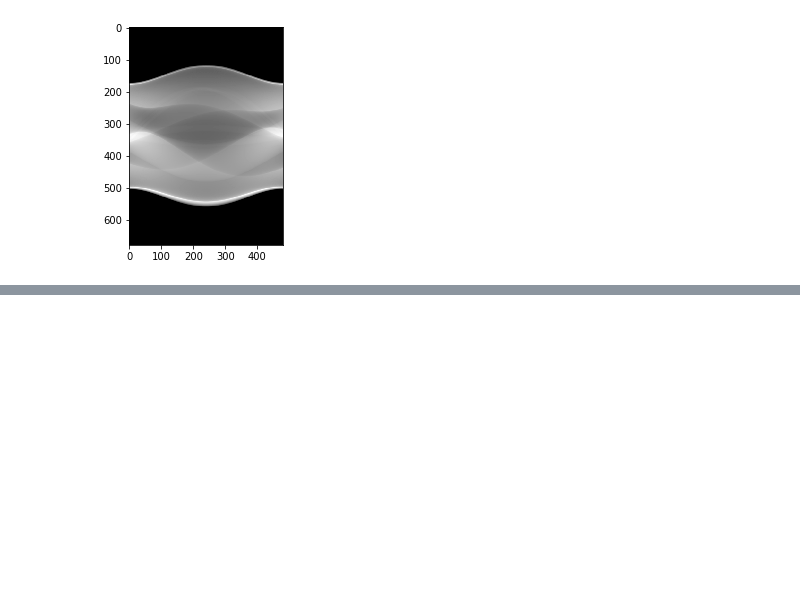
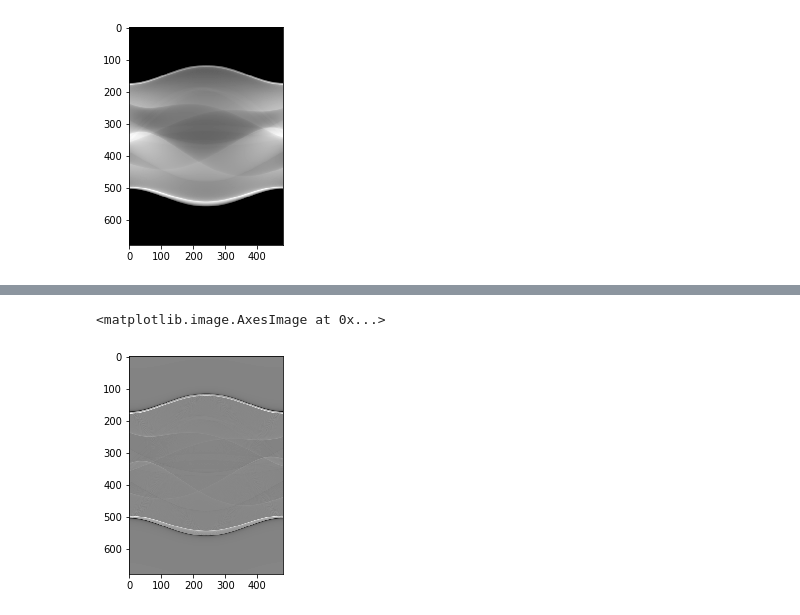
Before and after one commit to SachinG007/ct-image-reconstruction, a Jupyter notebook: jupyter_notebooks/Testing_Darshan.ipynb, the cells around one changed output, grey strips where cells are left out. Drawn from its saved outputs; the diff is of its cells as text; code cells hidden in the pictures; blank space fills up the shorter version.

```diff
--- a/jupyter_notebooks/Testing_Darshan.ipynb
+++ b/jupyter_notebooks/Testing_Darshan.ipynb
@@ -51,0 +149,7 @@ plt.imshow(a,cmap = 'gray')
+# %%
+radon_filtered = np.real(ifft(projection, axis=0))
+radon_filtered = radon_filtered[:radon_image.shape[0], :]
+plt.imshow(radon_filtered, cmap='gray')
+# %% [output]
+<matplotlib.image.AxesImage at 0x...>
+[figure, added]
```
Also changed, not shown: parts of 19 cells of this notebook.
